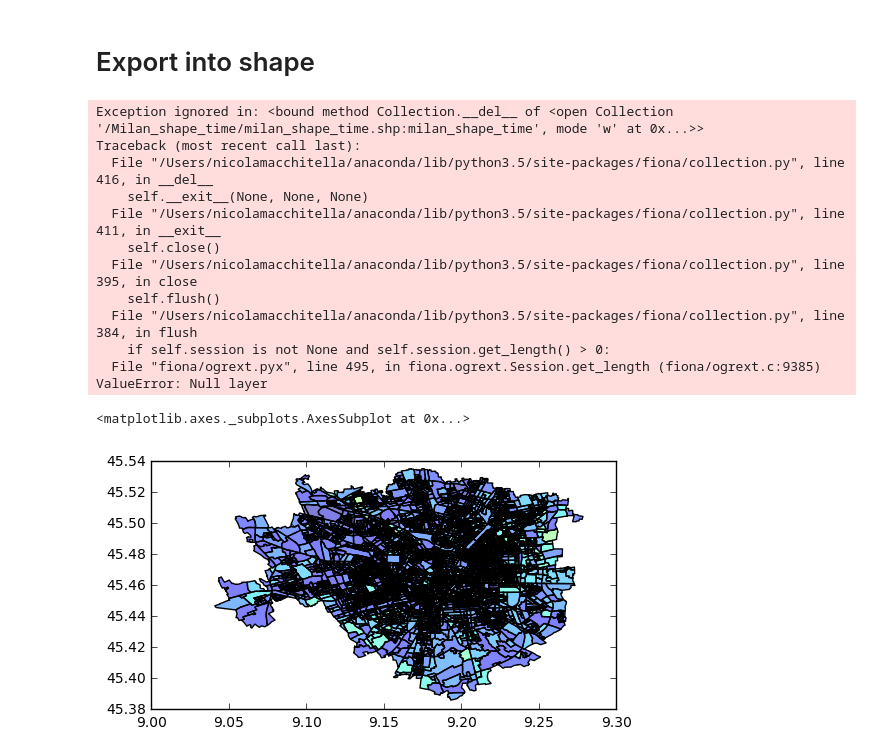
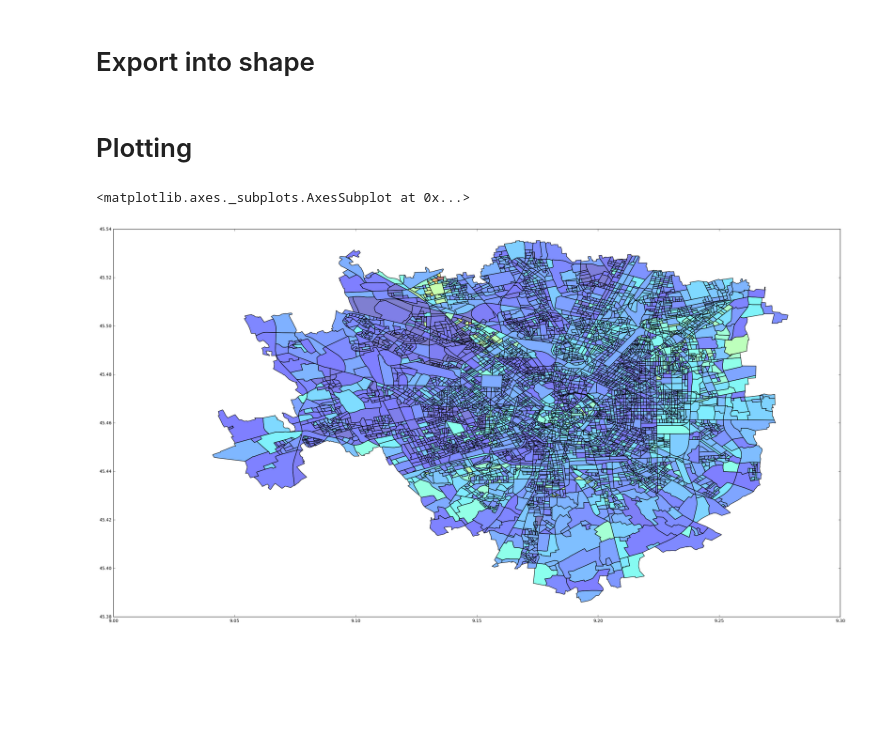
Before and after one commit to macchi92/arcgis, a Jupyter notebook: milan/milano.ipynb, the cells around one changed output. Cells and saved outputs as stored; diff of their text form; code cells hidden in the pictures; blank space fills up the shorter version.

```diff
--- a/milan/milano.ipynb
+++ b/milan/milano.ipynb
@@ -139,9 +139,9 @@ for i in range(final.shape[0]):
     except KeyError:
         time.append(np.nan)
 # %%
-final['time in sec'] = time
+final['time_in_sec'] = time
-# %%
-final['time in min']= final['time in sec']/60
+# %%
+final['time_in_min']= final['time_in_sec']/60
 # %% [markdown]
 # MONEY
 # %%
@@ -162,18 +162,8 @@ path='Milan_shape_time/milan_shape_time.shp'
 final.drop(['out'],axis=1).to_file(path)
+# %% [markdown]
+# Plotting
 # %%
-final.plot(column='time in min')
+final.plot(column='time_in_min', figsize=(30,30))
 # %% [output]
-Exception ignored in: <bound method Collection.__del__ of <open Collection '/Milan_shape_time/milan_shape_time.shp:milan_shape_time', mode 'w' at 0x...>>
-Traceback (most recent call last):
-  File "/Users/nicolamacchitella/anaconda/lib/python3.5/site-packages/fiona/collection.py", line 416, in __del__
-    self.__exit__(None, None, None)
-  File "/Users/nicolamacchitella/anaconda/lib/python3.5/site-packages/fiona/collection.py", line 411, in __exit__
-    self.close()
-  File "/Users/nicolamacchitella/anaconda/lib/python3.5/site-packages/fiona/collection.py", line 395, in close
-    self.flush()
-  File "/Users/nicolamacchitella/anaconda/lib/python3.5/site-packages/fiona/collection.py", line 384, in flush
-    if self.session is not None and self.session.get_length() > 0:
-  File "fiona/ogrext.pyx", line 495, in fiona.ogrext.Session.get_length (fiona/ogrext.c:9385)
-ValueError: Null layer
+<matplotlib.axes._subplots.AxesSubplot at 0x...>
-<matplotlib.axes._subplots.AxesSubplot at 0x...>
-[figure, old version]
+[figure, new version]
```
Also changed, not shown: parts of 1 cell of this notebook.
